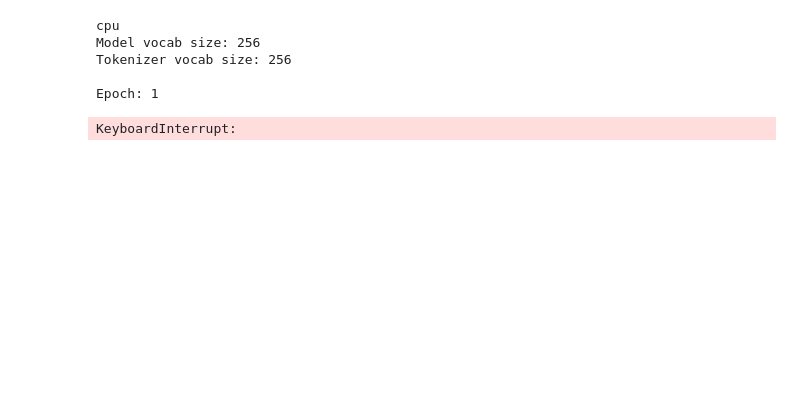
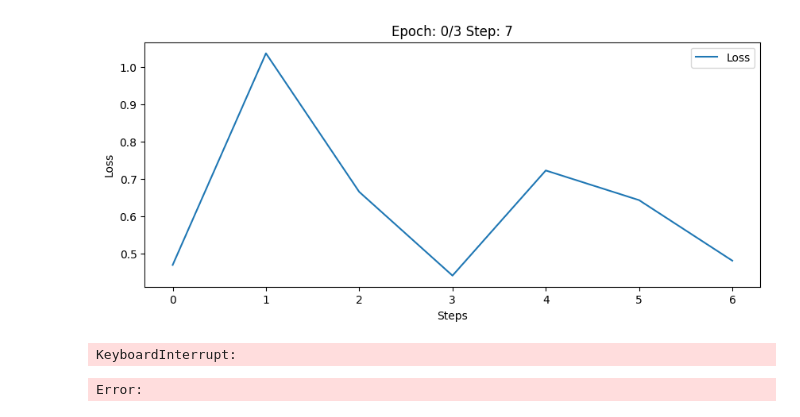
Before and after one commit to Unsuspicious-Industries/blm, a Jupyter notebook: train_gpt_bytes.ipynb, the cells around one changed output. Cells and saved outputs as stored; diff of their text form; code cells hidden in the pictures; blank space fills up the shorter version.

```diff
--- a/train_gpt_bytes.ipynb
+++ b/train_gpt_bytes.ipynb
@@ -160,7 +184,8 @@ os.environ["AMD_SERIALIZE_KERNEL"] = "3"
 
 import torch
 from tqdm.auto import tqdm
-
+import matplotlib.pyplot as plt
+from IPython.display import clear_output
 
 print(device)
 
@@ -168,55 +193,67 @@ print(device)
 print(f"Model vocab size: {config.vocab_size}")
 print(f"Tokenizer vocab size: {tokenizer.vocab_size}")  # Add your tokenizer reference
 
-model = GPTBForCausalLM(config).to(device)
-optimizer = torch.optim.AdamW(model.parameters(), lr=5e-5)
+if model is None:
+    model = GPTBForCausalLM(config).to(device)
+optimizer = torch.optim.AdamW(model.parameters(), lr=5e-3)
 
 epochs = 3
+loss_history = []
+global_step = 0
+
+loss_fn = torch.nn.CrossEntropyLoss()
+
 
 for epoch in range(epochs):
     print(f"\nEpoch: {epoch+1}")
     model.train()
     epoch_loss = 0.0
     progress = tqdm(train_loader, desc="Training")
     for batch in progress:
         optimizer.zero_grad()
 
         # Move batch to device with validation
         batch = {k: v.to(device) for k, v in batch.items()}
 
-        # Debug: Check input/label ranges
-        #print("Input IDs range:", batch["input_ids"].min(), batch["input_ids"].max())
-        #if "labels" in batch:
-        #    print("Labels range:", batch["labels"].min(), batch["labels"].max())
-
-        # Add labels for causal LM
         outputs = model(
             input_ids=batch["input_ids"],
             attention_mask=batch["attention_mask"],
             labels=batch["input_ids"]  # Auto-regressive LM uses input_ids as labels
         )
 
-        # Debug: Check loss value
-        loss = outputs.loss
-        #print("Loss value:", loss.item())
+        logits = outputs.logits  # assuming your model outputs logits in 'outputs.logits'
+        # Flatten logits and labels for cross-entropy
+        loss = loss_fn(logits.view(-1, logits.size(-1)), batch["input_ids"].view(-1))
 
-        # Check for NaN/inf
-        if torch.isnan(loss).any() or torch.isinf(loss).any():
+        # Check for NaN/Inf in loss
+        if torch.isnan(loss) or torch.isinf(loss):
             raise ValueError("NaN/Inf detected in loss")
 
         loss.backward()
         optimizer.step()
-        epoch_loss += loss.item()
-        progress.set_postfix(loss=loss.item())
+
+        loss_value = loss.item()
+        epoch_loss += loss_value
+        loss_history.append(loss_value)
+        global_step += 1
+
+        progress.set_postfix(loss=loss_value)
+
+        # Update dynamic plot every 10 steps
+        if global_step % 1 == 0:
+            clear_output(wait=True)
+            plt.figure(figsize=(10, 4))
+            plt.plot(loss_history, label="Loss")
+            plt.xlabel("Steps")
+            plt.ylabel("Loss")
+            plt.title(f"Epoch: {epoch}/{epochs} Step: {global_step}")
+            plt.legend()
+            plt.show()
 
     print(f"Epoch {epoch+1} Loss:", epoch_loss / len(train_loader))
-
-model.save_pretrained("gptb-model")
+    model.save_pretrained("gptb")
 # %% [output]
+[figure, added]
-cpu
-Model vocab size: 256
-Tokenizer vocab size: 256
-
-Epoch: 1
+KeyboardInterrupt:
-KeyboardInterrupt:
+Error:
 # %%
```
Also changed, not shown: parts of 13 cells of this notebook, 3 other files.
